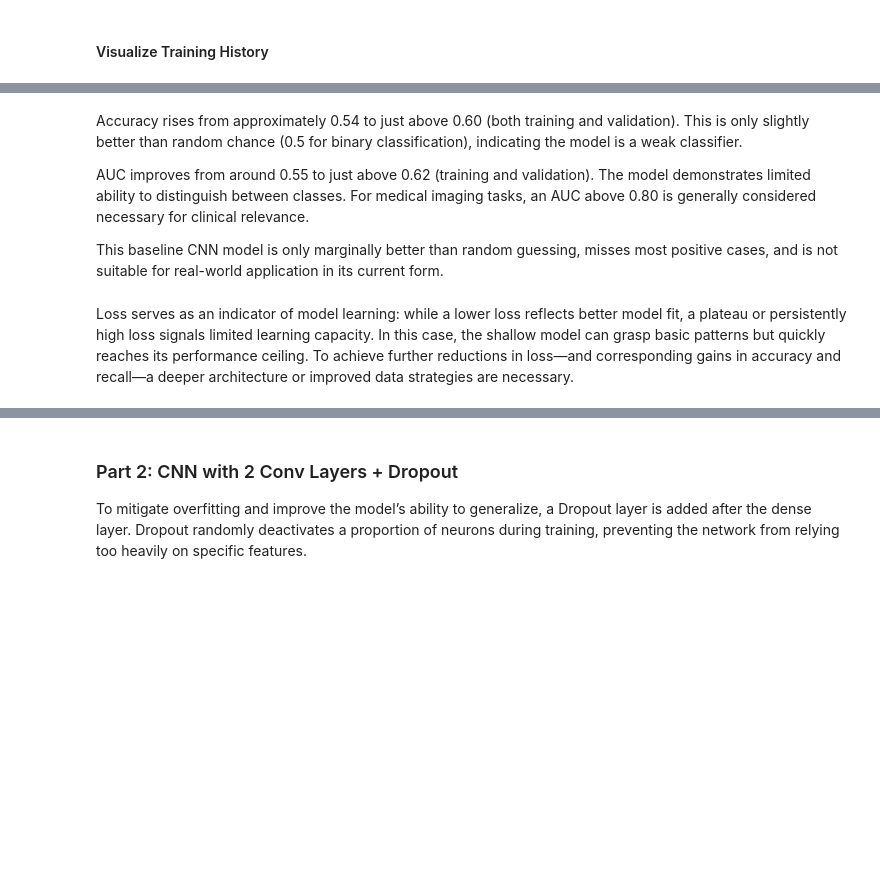
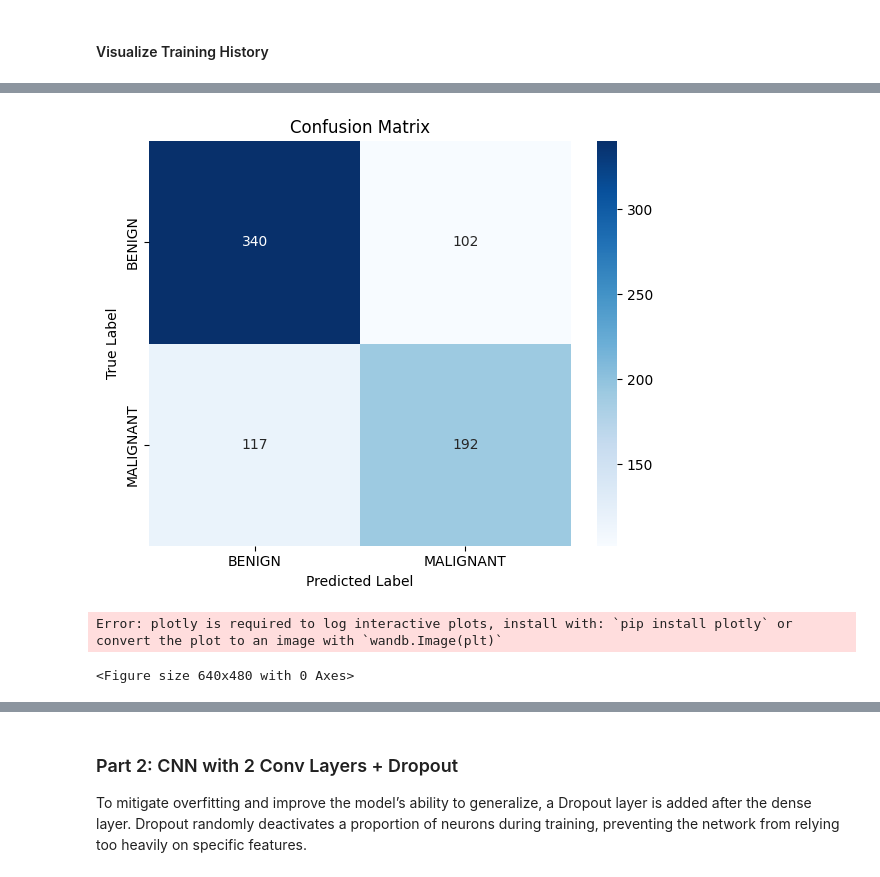
Before and after one commit to tkshfj/MMG, a Jupyter notebook: notebooks/baseline.ipynb, the cells around one changed output, grey strips where cells are left out. Drawn from its saved outputs; the diff is of its cells as text; code cells hidden in the pictures; blank space fills up the shorter version.

```diff
--- a/notebooks/baseline.ipynb
+++ b/notebooks/baseline.ipynb
@@ -428,7 +488,5 @@ plt.tight_layout()
 plt.show()
 
 # --- Log the confusion matrix image to Weights & Biases ---
-run.log({"confusion_matrix": plt})
-
-# End the run
-run.finish()
+# run.log({"confusion_matrix": plt})
+# %% [output]
@@ -435,8 +494,3 @@ run.finish()
+[figure, added]
+Error: plotly is required to log interactive plots, install with: `pip install plotly` or convert the plot to an image with `wandb.Image(plt)`
+<Figure size 640x480 with 0 Axes>
-# %% [markdown]
-Accuracy rises from approximately 0.54 to just above 0.60 (both training and validation). This is only slightly better than random chance (0.5 for binary classification), indicating the model is a weak classifier.
-
-AUC improves from around 0.55 to just above 0.62 (training and validation). The model demonstrates limited ability to distinguish between classes. For medical imaging tasks, an AUC above 0.80 is generally considered necessary for clinical relevance.
-
-This baseline CNN model is only marginally better than random guessing, misses most positive cases, and is not suitable for real-world application in its current form.
-# %% [markdown]
-Loss serves as an indicator of model learning: while a lower loss reflects better model fit, a plateau or persistently high loss signals limited learning capacity. In this case, the shallow model can grasp basic patterns but quickly reaches its performance ceiling. To achieve further reductions in loss—and corresponding gains in accuracy and recall—a deeper architecture or improved data strategies are necessary.
```
Also changed, not shown: parts of 19 cells of this notebook, 8 other files.
